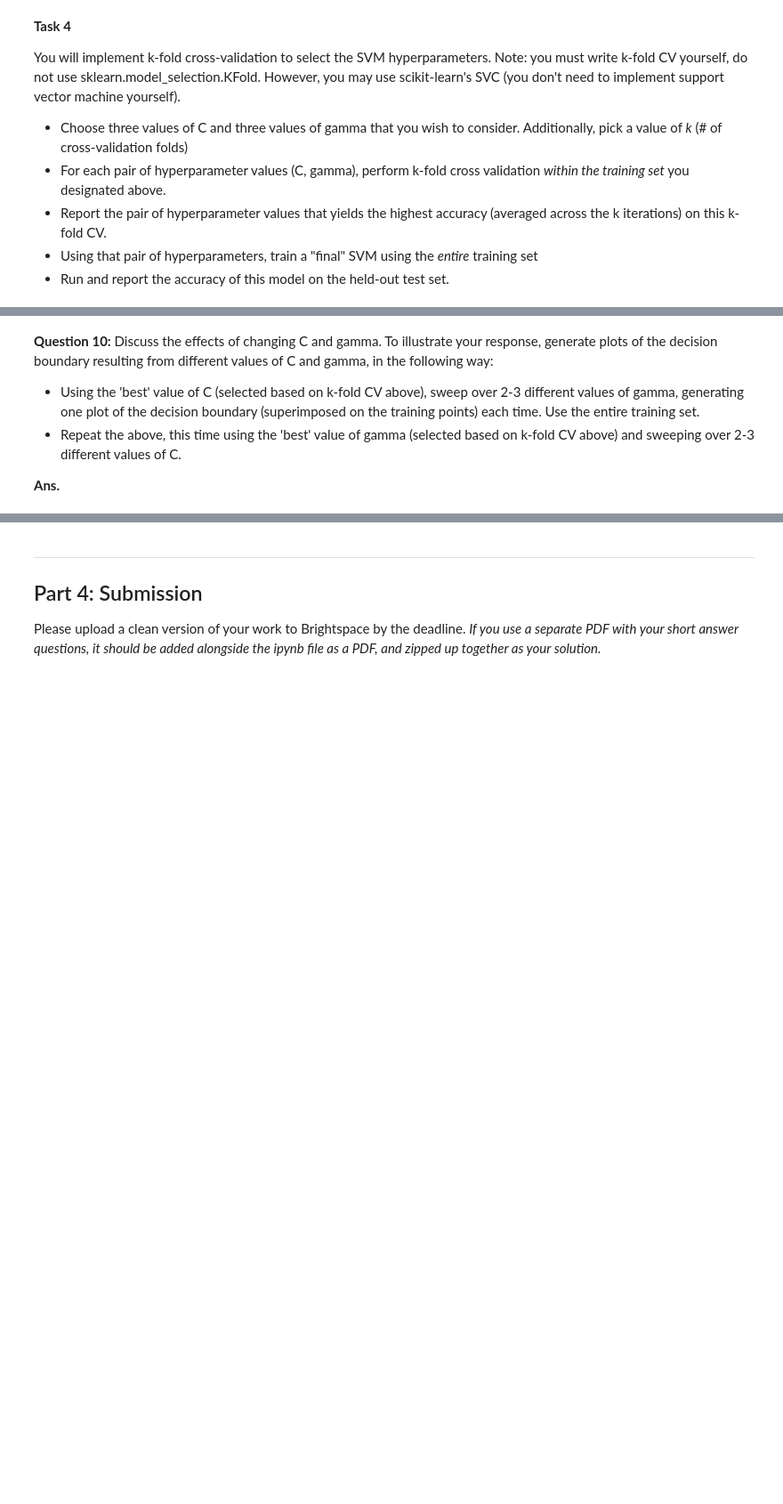
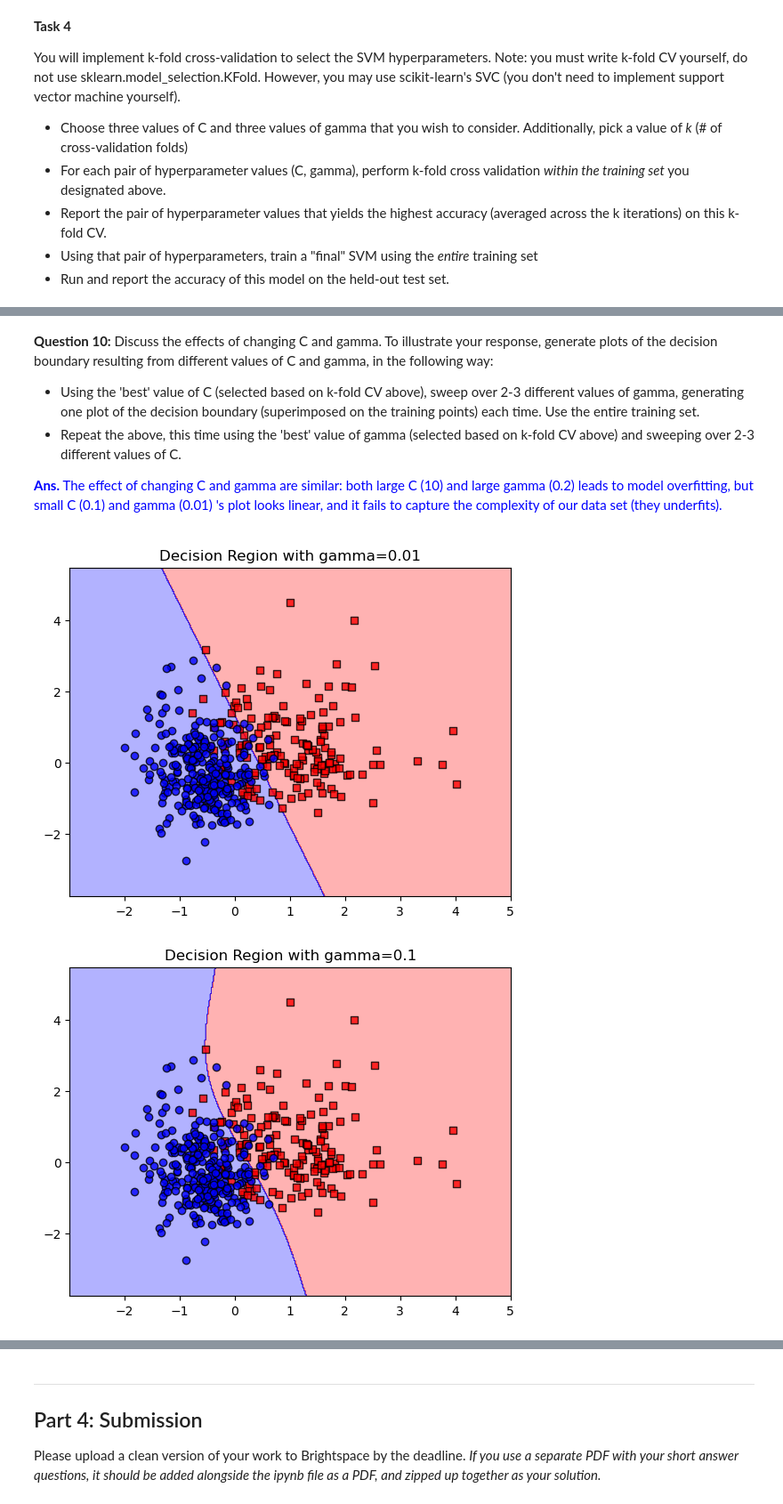
Before and after one commit to JayLi1209/cs4262-5262-2024S, a Jupyter notebook: Assignment3/Assignment3-GDA.ipynb, the cells around one changed output, grey strips where cells are left out. Shown: that part at 89% size. Cells and saved outputs as stored; diff of their text form; code cells hidden in the pictures; blank space fills up the shorter version.

```diff
--- a/Assignment3/Assignment3-GDA.ipynb
+++ b/Assignment3/Assignment3-GDA.ipynb
@@ -428,11 +428,19 @@ data_bunch = load_breast_cancer()
 data = data_bunch.data
 target = data_bunch.target
 
+# Identify the indices for 'perimeter (mean)' and 'symmetry (mean)' columns
+feature_names = data_bunch.feature_names
+perimeter_mean_index = np.where(feature_names == 'mean perimeter')[0][0]
+symmetry_mean_index = np.where(feature_names == 'mean symmetry')[0][0]
+
+# Select only the 'perimeter (mean)' and 'symmetry (mean)' columns from the data
+data_selected_features = data[:, [perimeter_mean_index, symmetry_mean_index]]
+
 # Shuffle data and target in unison
-data, target = shuffle(data, target, random_state=42)
+data_selected_features, target = shuffle(data_selected_features, target, random_state=42)
 
 # Split the data into training and test sets (80/20 split)
-X_train, X_test, y_train, y_test = train_test_split(data, target, test_size=0.2, random_state=42)
+X_train, X_test, y_train, y_test = train_test_split(data_selected_features, target, test_size=0.2, random_state=42)
 
 # Function to standardize features for numpy arrays
 def standardize_features_numpy(train, test):
@@ -494,16 +579,19 @@ You will implement k-fold cross-validation to select the SVM hyperparameters. No
 - Using the 'best' value of C (selected based on k-fold CV above), sweep over 2-3 different values of gamma, generating one plot of the decision boundary (superimposed on the training points) each time. Use the entire training set.
 - Repeat the above, this time using the 'best' value of gamma (selected based on k-fold CV above) and sweeping over 2-3 different values of C.
 
-**Ans.**
+<font color='blue'>
+
+**Ans.** The effect of changing C and gamma are similar: both large C (10) and large gamma (0.2) leads to model overfitting, but small C (0.1) and gamma (0.01) 's plot looks linear, and it fails to capture the complexity of our data set (they underfits).
 # %%
 # The following code will plot the decision boundary on a dataset for a given classifier.
 # source: https://github.com/rasbt/python-machine-learning-book-2nd-edition/blob/master/code/ch02/ch02.ipynb
 def plot_decision_regions(X, y, classifier, resolution=0.02):
 
     # set up marker generator and color map
-    markers = ('s', 'x', 'o', '^', 'v')
+    markers = ('s', 'o', 'o', '^', 'v')
     colors = ('red', 'blue', 'lightgreen', 'gray', 'cyan')
     cmap = ListedColormap(colors[:len(np.unique(y))])
+
 
     # plot the decision surface
     x1_min, x1_max = X[:, 0].min() - 1, X[:, 0].max() + 1
@@ -529,0 +616,15 @@ def plot_decision_regions(X, y, classifier, resolution=0.02):
+# %%
+#TODO - analyze the effects of C and gamma
+
+for g in gamma_values:
+    model = SVC(C=1, gamma=g)
+    model.fit(norm_train, y_train)
+
+    # Create a new figure for each gamma value
+    plt.figure()
+    plot_decision_regions(norm_train, y_train, model)
+    plt.title(f'Decision Region with gamma={g}')
+    plt.show()
+# %% [output]
+[figure, added]
+[figure, added]
```
Also changed, not shown: parts of 8 cells of this notebook.
